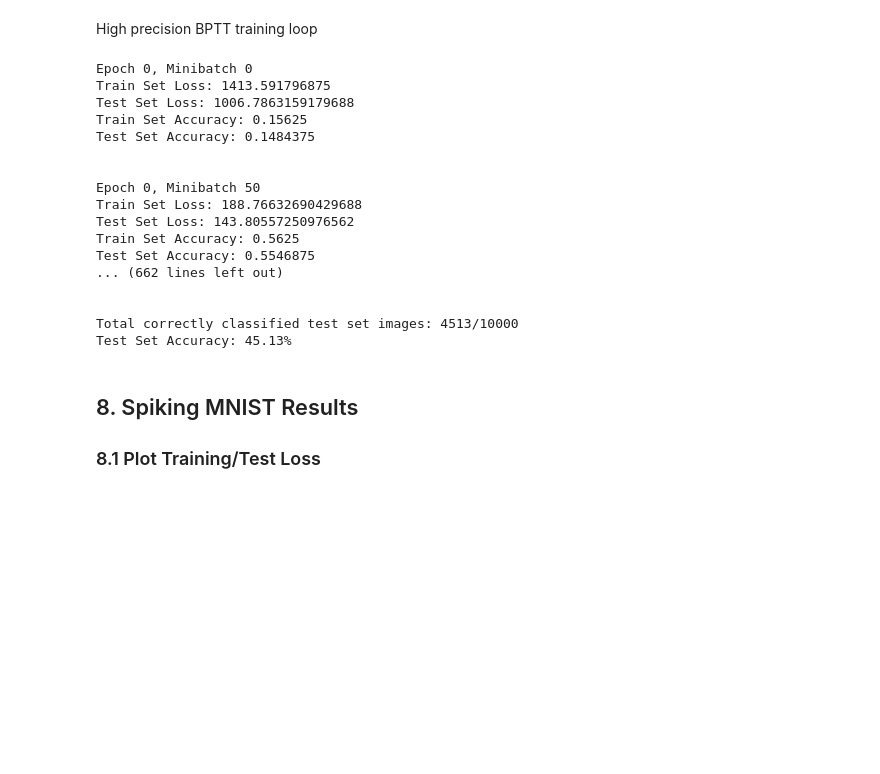
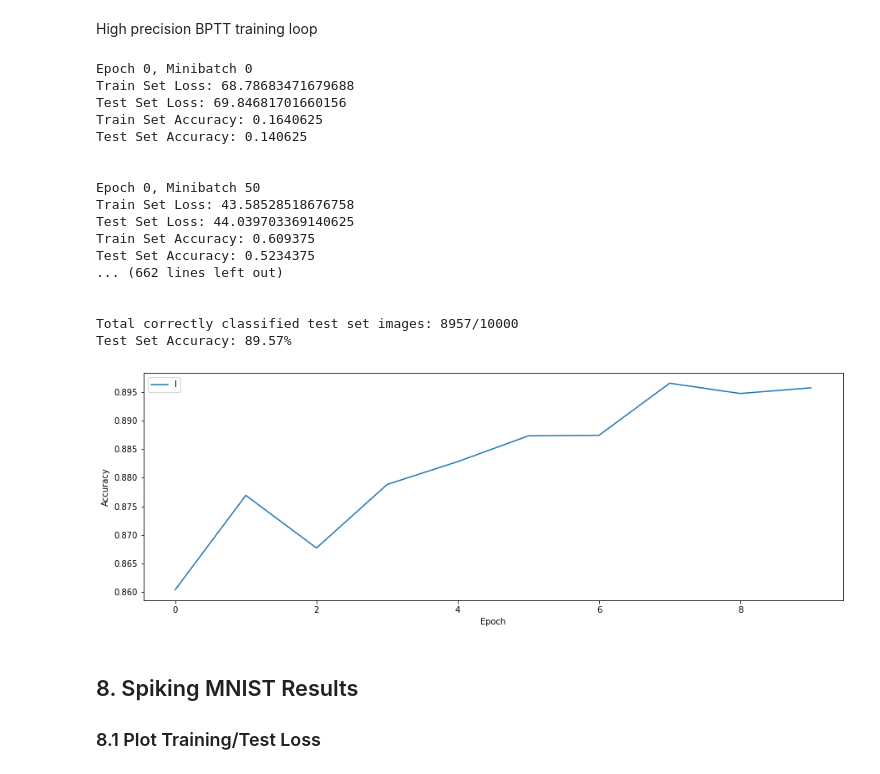
Before and after one commit to jeshraghian/snntorch, a Jupyter notebook: examples/binary_weights_conv_bilayer.ipynb, the cells around one changed output. Drawn from its saved outputs; the diff is of its cells as text; code cells hidden in the pictures; blank space fills up the shorter version.

```diff
--- a/examples/binary_weights_conv_bilayer.ipynb
+++ b/examples/binary_weights_conv_bilayer.ipynb
@@ -238,17 +413,17 @@ class Net(nn.Module):
         super().__init__()
 
     # initialize layers
-        self.conv1 = BinarizeConv2d(in_channels=1, out_channels=8, kernel_size=7, stride=1, padding=1, bias=False)
-        self.lif1 = snn.Stein(alpha=alpha, beta=beta)
+        self.conv1 = BinarizeConv2d(in_channels=1, out_channels=16, kernel_size=7, stride=1, padding=1, bias=False)
+        self.lif1 = Stein_single(alpha=alpha, beta=beta)
         # self.conv2 = BinarizeConv2d(in_channels=12, out_channels=64, kernel_size=5, stride=1, padding=1, bias=False)
         # self.lif2 = snn.Stein(alpha=alpha, beta=beta)
-        self.fc2 = BinarizeLinear(8*12*12, 10, bias= False)
-        self.lif2 = snn.Stein(alpha=alpha, beta=beta)
+        self.fc2 = BinarizeLinear(16*12*12, 10, bias= False)
+        self.lif2 = Stein_single(alpha=alpha, beta=beta)
         self.dropout = nn.Dropout(p=0.1)
 
     def forward(self, x):
         # Initialize LIF state variables and spike output tensors
-        spk1, syn1, mem1 = self.lif1.init_stein(batch_size, 8, 12, 12)
+        spk1, syn1, mem1 = self.lif1.init_stein(batch_size, 16, 12, 12)
         # spk2, syn2, mem2 = self.lif2.init_stein(batch_size, 64, 5, 5)
         spk2, syn2, mem2 = self.lif2.init_stein(batch_size, 10)
 
@@ -954,14 +1128,14 @@ class Net(nn.Module):
 
     # initialize layers
         self.conv1 = BinarizeConv2d(in_channels=1, out_channels=16, kernel_size=3, stride=1, padding=0, bias=False)
-        self.lif1 = snn.Stein(alpha=alpha, beta=beta)
+        self.lif1 = Stein_single(alpha=alpha, beta=beta)
         # self.conv2 = BinarizeConv2d(in_channels=16, out_channels=32, kernel_size=3, stride=1, padding=1, bias=False)
         # self.lif2 = snn.Stein(alpha=alpha, beta=beta)
         # self.conv3 = BinarizeConv2d(in_channels=32, out_channels=32, kernel_size=3, stride=1, padding=1, bias=False)
         # self.lif3 = snn.Stein(alpha=alpha, beta=beta)
         self.fc3 = BinarizeLinear(16*13*13, 10, bias= False)
-        self.lif3 = snn.Stein(alpha=alpha, beta=beta)
-        self.dropout = nn.Dropout(p=0.1)
+        self.lif3 = Stein_single(alpha=alpha, beta=beta)
+        self.dropout = nn.Dropout(p=0)
     def forward(self, x):
         # Initialize LIF state variables and spike output tensors
         spk1, syn1, mem1 = self.lif1.init_stein(batch_size, 16, 13, 13)
@@ -1017,7 +1191,7 @@ def train_printer():
 ### 7.1 Optimizer & Loss
 We'll keep our optimizer and loss the exact same as the static MNIST case.
 # %%
-lr = 5e-4
+lr = 1.5e-4
 optimizer = torch.optim.Adam(net.parameters(), lr=lr)
 log_softmax_fn = nn.LogSoftmax(dim=-1)
 loss_fn = nn.NLLLoss()
@@ -1028,13 +1202,14 @@ High precision BPTT training loop
 # %%
 loss_hist = []
 test_loss_hist = []
+test_acc = []
 counter = 0
 def adjust_learning_rate(optimizer, epoch):
     """Sets the learning rate to the initial LR decayed by 10 every 30 epochs"""
-    if epoch < 4:
-      # new_lr = lr * (0.85 ** epoch)
-      new_lr = lr
-    else: new_lr = lr * (0.85**(epoch-3))
+    if epoch < 2:
+      new_lr = lr * (0.5 ** epoch)
+      # new_lr = lr
+    else: new_lr = lr * (0.5**(1)) * (0.5**(epoch-1))
     # lr = lr
     for param_group in optimizer.param_groups:
         param_group['lr'] = new_lr
@@ -1128,44 +1303,53 @@ for epoch in range(10):
           # outputs, _ = net(spike_test.view(num_steps, batch_size, -1))
           outputs, _ = net(spike_test.view(num_steps, batch_size, 1, 28, 28))
 
         # If current batch does not match batch_size (e.g., is the final minibatch),
         # modify batch_size in a temp variable and restore it at the end of the else block
         else:
           temp_bs = batch_size
           batch_size = images.size()[0]
           spike_test, spike_targets = spikegen.rate(images, labels, num_outputs=num_outputs, num_steps=num_steps,
                                                                 gain=1, offset=0, convert_targets=False, temporal_targets=False)
           # outputs, _ = net(spike_test.view(num_steps, images.size()[0], -1))
           outputs, _ = net(spike_test.view(num_steps, images.size()[0], 1, 28, 28))
           batch_size = temp_bs
 
         _, predicted = outputs.sum(dim=0).max(1)
         total += spike_targets.size(0)
         correct += (predicted == spike_targets).sum().item()
-
+    test_acc.append(correct / total)
     print(f"Total correctly classified test set images: {correct}/{total}")
     print(f"Test Set Accuracy: {100 * correct / total}%")
 
 loss_hist_true_grad = loss_hist
 test_loss_hist_true_grad = test_loss_hist
+
+# Plot Loss
+fig = plt.figure(facecolor="w", figsize=(15, 5))
+plt.plot(test_acc)
+plt.legend([f"lr= {lr}"])
+plt.xlabel("Epoch")
+plt.ylabel("Accuracy")
+plt.show()
 # %% [output]
 Epoch 0, Minibatch 0
-Train Set Loss: 1413.591796875
-Test Set Loss: 1006.7863159179688
-Train Set Accuracy: 0.15625
-Test Set Accuracy: 0.1484375
+Train Set Loss: 68.78683471679688
+Test Set Loss: 69.84681701660156
+Train Set Accuracy: 0.1640625
+Test Set Accuracy: 0.140625
 
 
 Epoch 0, Minibatch 50
-Train Set Loss: 188.76632690429688
-Test Set Loss: 143.80557250976562
-Train Set Accuracy: 0.5625
-Test Set Accuracy: 0.5546875
+Train Set Loss: 43.58528518676758
+Test Set Loss: 44.039703369140625
+Train Set Accuracy: 0.609375
+Test Set Accuracy: 0.5234375
 ... (662 lines left out)
 
 
-Total correctly classified test set images: 4513/10000
-Test Set Accuracy: 45.13%
+Total correctly classified test set images: 8957/10000
+Test Set Accuracy: 89.57%
+[figure, added]
 # %% [markdown]
 ## 8. Spiking MNIST Results
 ### 8.1 Plot Training/Test Loss
```
Also changed, not shown: parts of 3 cells of this notebook.
